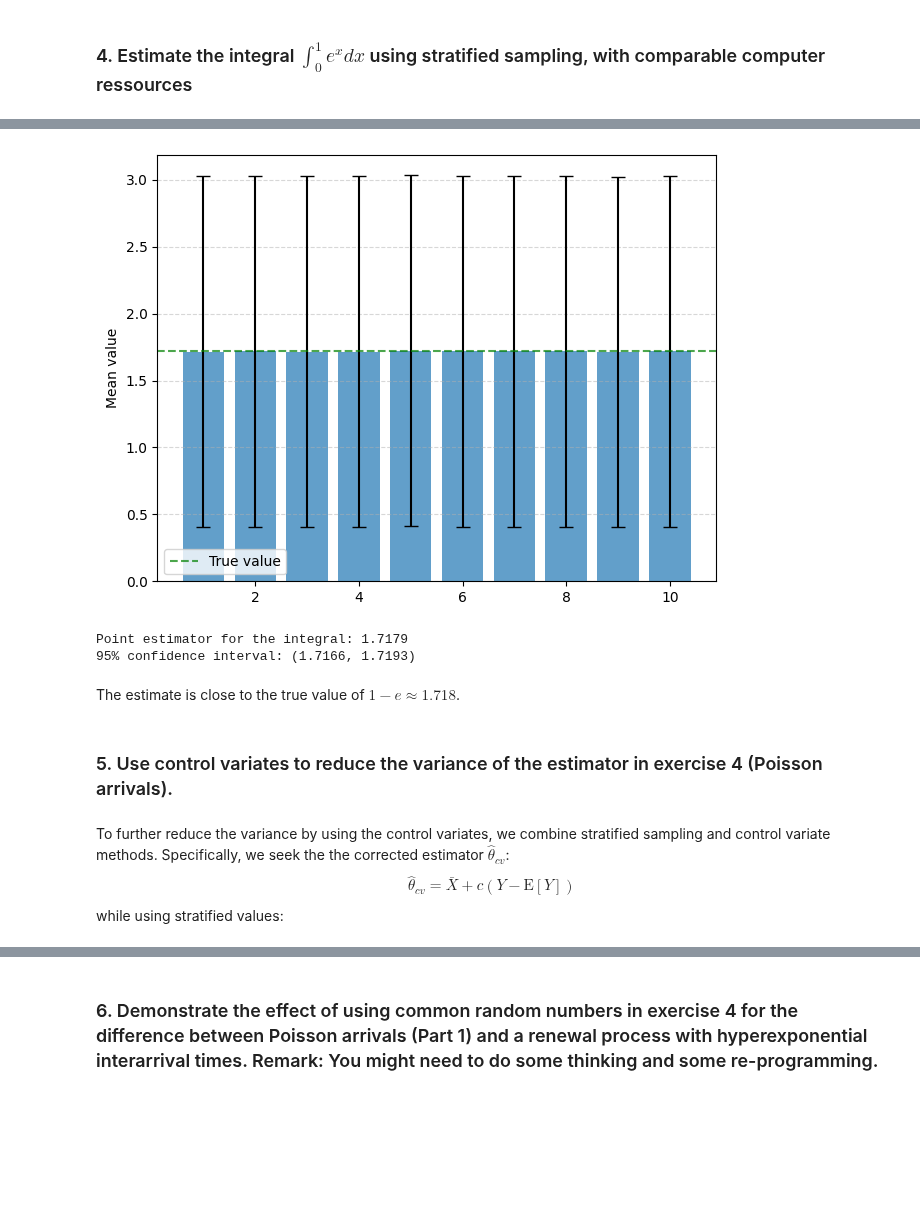
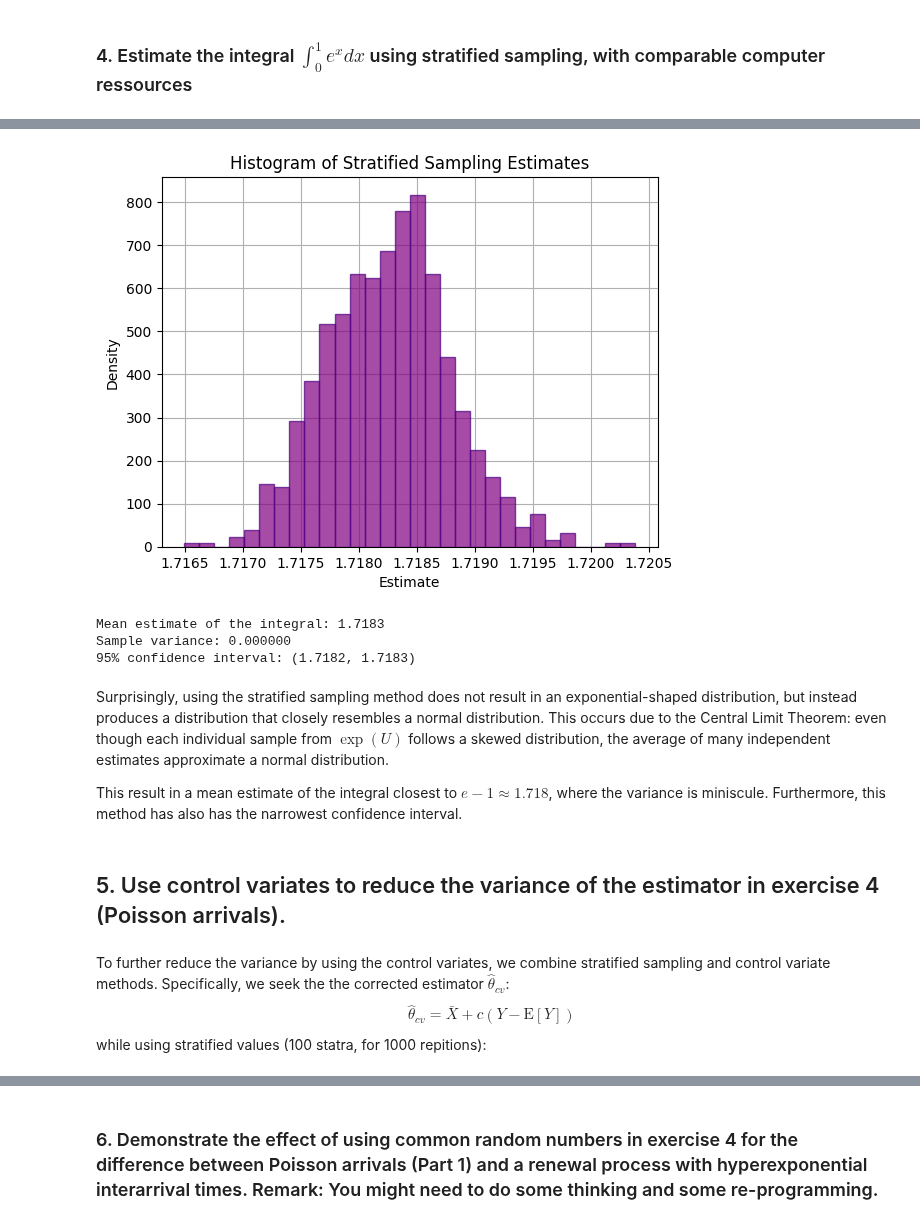
Before and after one commit to AntonJorg/stochastic_simulation, a Jupyter notebook: exercises_final/Exercise5.ipynb, the cells around one changed output, grey strips where cells are left out. Saved outputs shown, nothing was run; the diff lists cells and outputs as text; code cells hidden in the pictures; blank space fills up the shorter version.

```diff
--- a/exercises_final/Exercise5.ipynb
+++ b/exercises_final/Exercise5.ipynb
@@ -135,33 +145,49 @@ Using the stratified sampling method, we split the interval [0,1] into 100 equal
 # %%
-us = uniform.rvs(size=(10, 10, 10))
+n_strata = 100
+reps = 1000
+estimates = []
+for _ in range(reps):
+    strata_edges = np.linspace(0, 1, n_strata + 1)
+    samples = np.array([
+        np.random.uniform(low=strata_edges[i], high=strata_edges[i+1])
+        for i in range(n_strata)
+    ])
+    values = np.exp(samples)
+    estimates.append(np.mean(values))
 
-us_stratified = (np.arange(10).reshape(1, -1, 1) + us) / 10
-
-ws = np.mean(np.exp(us_stratified), axis=1)
-
-means = np.mean(ws, axis=1)
-vars = np.mean(ws, axis=1)
-
-plot_bar_with_error(means, vars)
-
-estimator = np.mean(means)
-stderr = np.std(means, ddof=1) / np.sqrt(len(means))
-margin = 1.96 * stderr
-
-print(f"Point estimator for the integral: {estimator:.4f}")
-print(f"95% confidence interval: ({estimator - margin:.4f}, {estimator + margin:.4f})")
+estimates = np.array(estimates)
+plt.figure()
+plt.grid(True, zorder=0)
+plt.hist(estimates, bins=30, density=True, alpha=0.7,
+         color='purple', edgecolor='indigo', zorder=3)
+plt.title("Histogram of Stratified Sampling Estimates")
+plt.xlabel("Estimate")
+plt.ylabel("Density")
+plt.show()
+mean = np.mean(estimates)
+variance = np.var(estimates, ddof=1)
+standard_error = np.std(estimates, ddof=1) / np.sqrt(len(estimates))
+z = 1.96
+ci_lower = mean - z * standard_error
+ci_upper = mean + z * standard_error
+print(f"Mean estimate of the integral: {mean:.4f}")
+print(f"Sample variance: {variance:.6f}")
+print(f"95% confidence interval: ({ci_lower:.4f}, {ci_upper:.4f})")
 # %% [output]
-[figure, old version]
+[figure, new version]
-Point estimator for the integral: 1.7179
-95% confidence interval: (1.7166, 1.7193)
+Mean estimate of the integral: 1.7183
+Sample variance: 0.000000
+95% confidence interval: (1.7182, 1.7183)
 # %% [markdown]
-The estimate is close to the true value of $1-e\approx1.718$.
+Surprisingly, using the stratified sampling method does not result in an exponential-shaped distribution, but instead produces a distribution that closely resembles a normal distribution. This occurs due to the Central Limit Theorem: even though each individual sample from $\exp(U)$ follows a skewed distribution, the average of many independent estimates approximate a normal distribution.
+
+This result in a mean estimate of the integral closest to $e-1\approx1.718$, where the variance is miniscule. Furthermore, this method has also has the narrowest confidence interval.
-# %% [markdown]
-### 5. Use control variates to reduce the variance of the estimator in exercise 4 (Poisson arrivals).
+# %% [markdown]
+##  5. Use control variates to reduce the variance of the estimator in exercise 4 (Poisson arrivals).
 # %% [markdown]
 To further reduce the variance by using the control variates, we combine stratified sampling and control variate methods. Specifically, we seek the the corrected estimator $\hat{\theta}_{cv}$:
 $$
 \hat{\theta}_{cv} = \bar{X}+c(Y-\text{E}[Y])
 $$
-while using stratified values:
+while using stratified values (100 statra, for 1000 repitions):
 # %%
```
Also changed, not shown: parts of 12 cells of this notebook, 1 other file.
